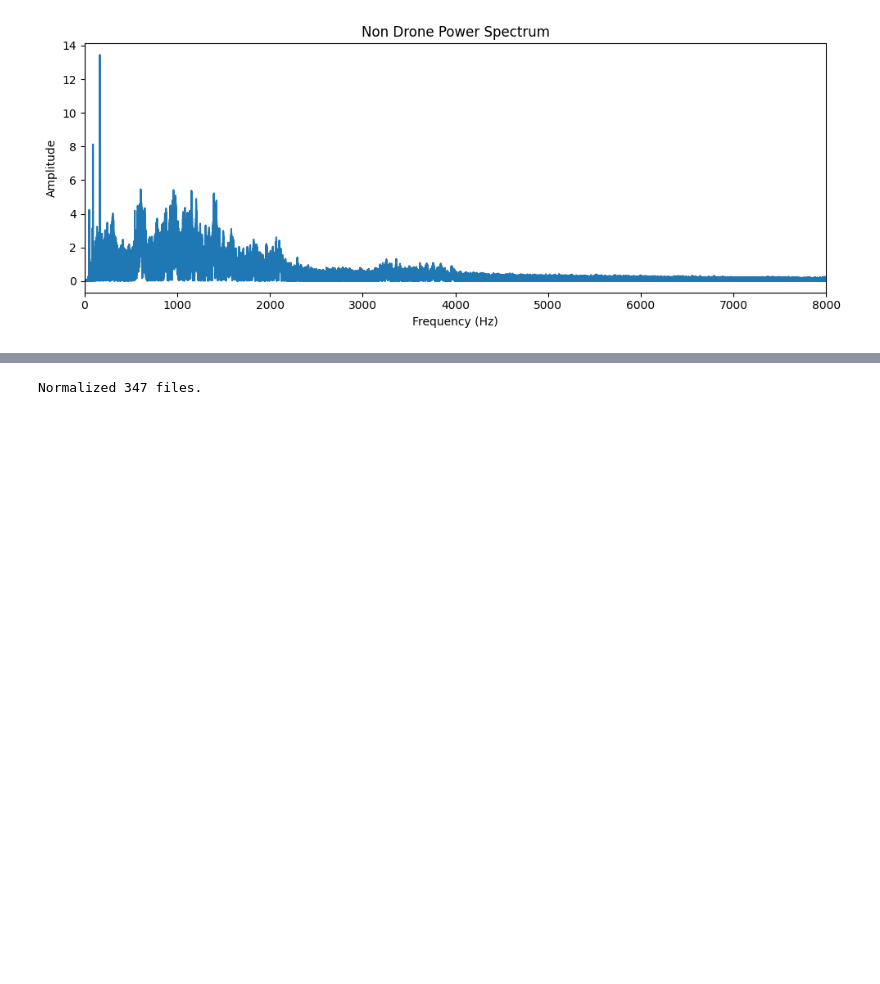
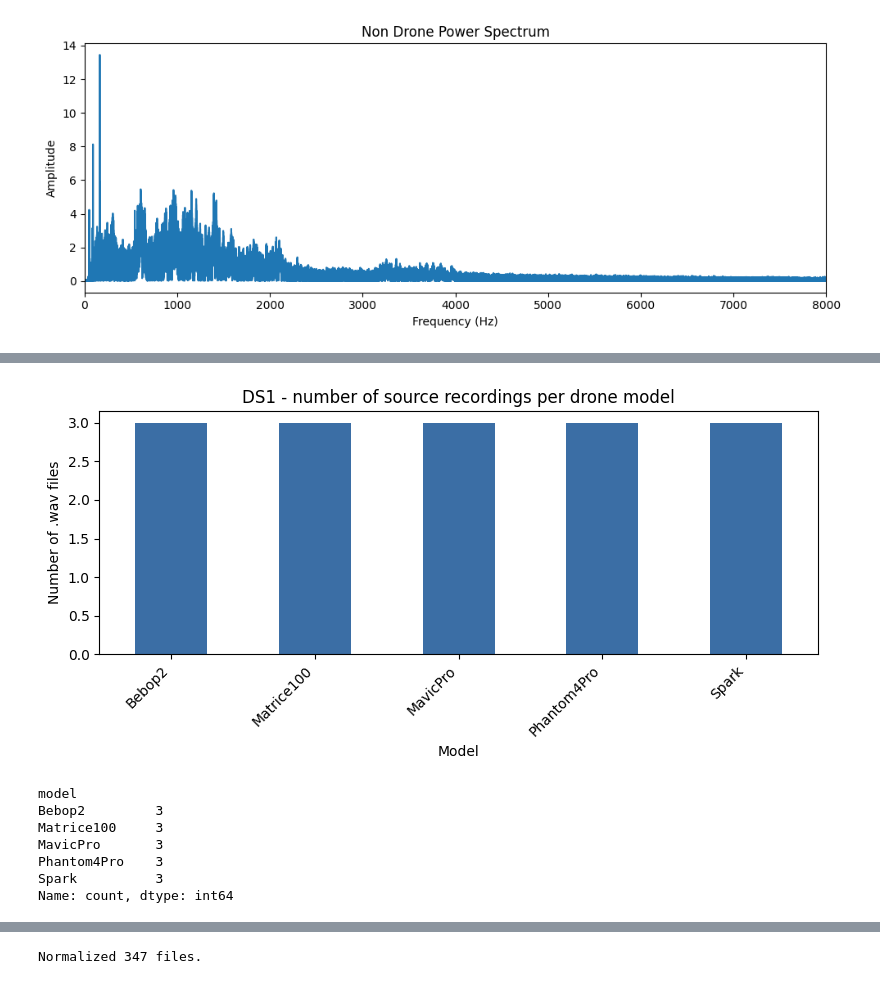
Before and after one commit to ricardofdr/acoustic-uav-detection, a Jupyter notebook: 01_data_exploration_3.ipynb, the cells around one changed output, grey strips where cells are left out. Cells and saved outputs as stored; diff of their text form; code cells hidden in the pictures; blank space fills up the shorter version.

```diff
--- a/01_data_exploration.ipynb
+++ b/01_data_exploration_3.ipynb
@@ -243,0 +470,27 @@ test_df.to_csv("test_metadata.csv", index=False)
+# %%
+# ── Quick EDA: file counts per model (DS1 only) ───────────────────────────────
+model_counts = (
+    df[df["dataset"] == "DS1"]["model"]
+    .value_counts()
+    .sort_values(ascending=False)
+)
+
+plt.figure(figsize=(8, 4))
+model_counts.plot(kind="bar", color="#3b6ea5")
+plt.title("DS1 - number of source recordings per drone model")
+plt.ylabel("Number of .wav files")
+plt.xlabel("Model")
+plt.xticks(rotation=45, ha="right")
+plt.tight_layout()
+plt.show()
+
+print(model_counts)
+# %% [output]
+[figure, added]
+model
+Bebop2         3
+Matrice100     3
+MavicPro       3
+Phantom4Pro    3
+Spark          3
+Name: count, dtype: int64
```
Also changed, not shown: parts of 24 cells of this notebook, 22 other files.
